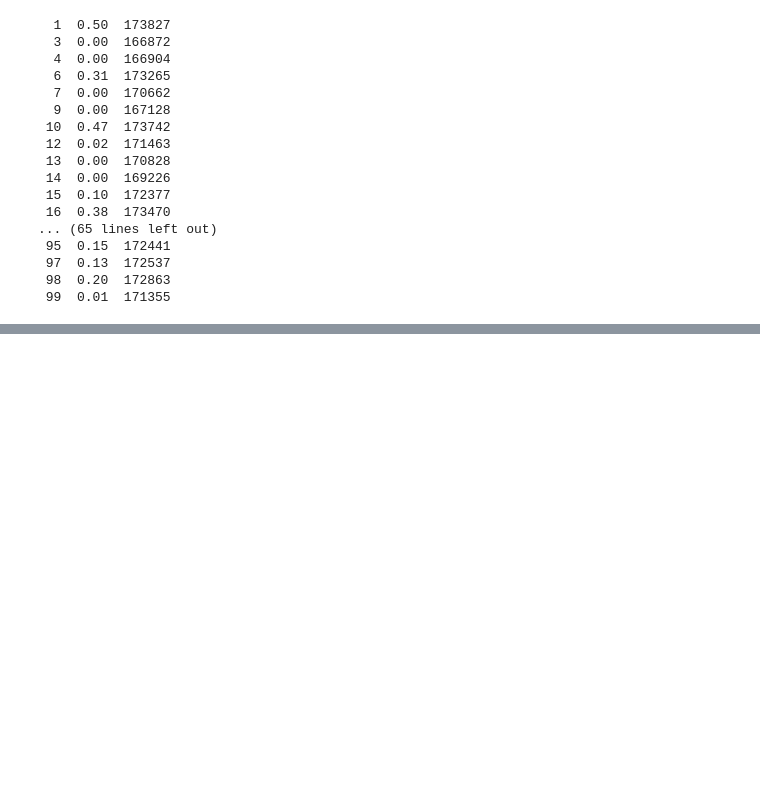
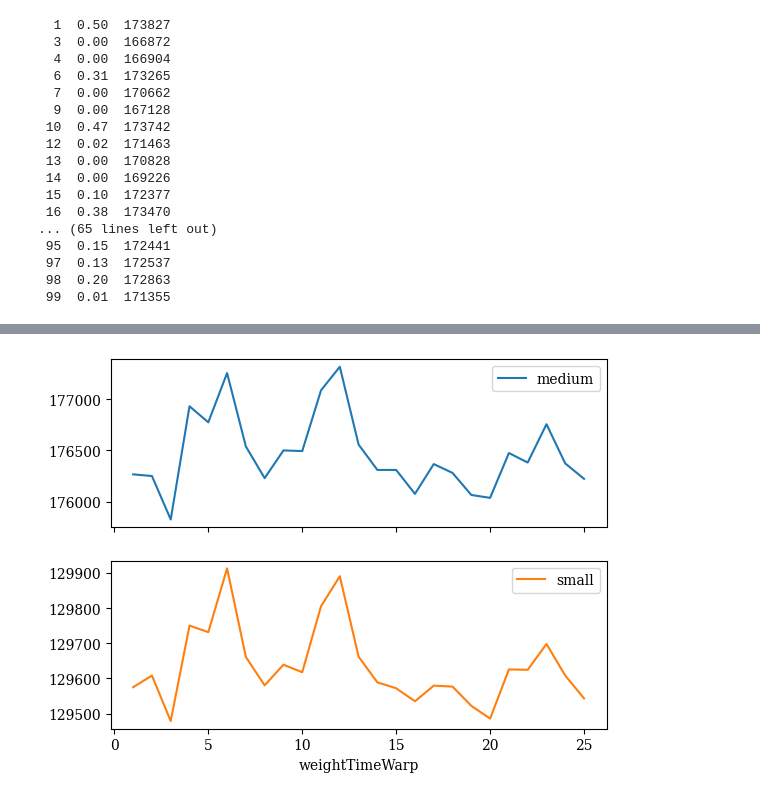
Before and after one commit to N-Wouda/Euro-NeurIPS-2022, a Jupyter notebook: notebooks/dynamic-tuning.ipynb, the cells around one changed output, grey strips where cells are left out. Cells and saved outputs as stored; diff of their text form; code cells hidden in the pictures; blank space fills up the shorter version.

```diff
--- a/notebooks/dynamic-tuning.ipynb
+++ b/notebooks/dynamic-tuning.ipynb
@@ -363,0 +388,4 @@ for exp in range(1, 101):
+# %%
+df.cost.groupby([df["weightTimeWarp"], df["size_group"]]).mean().unstack().plot(subplots=True);
+# %% [output]
+[figure, added]
```
Also changed, not shown: parts of 52 cells of this notebook, 3 other files.
